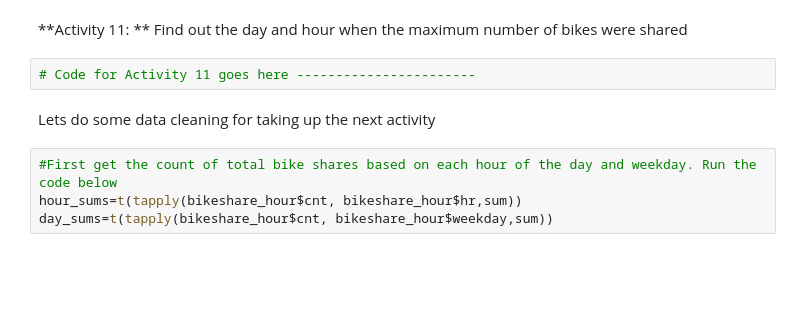
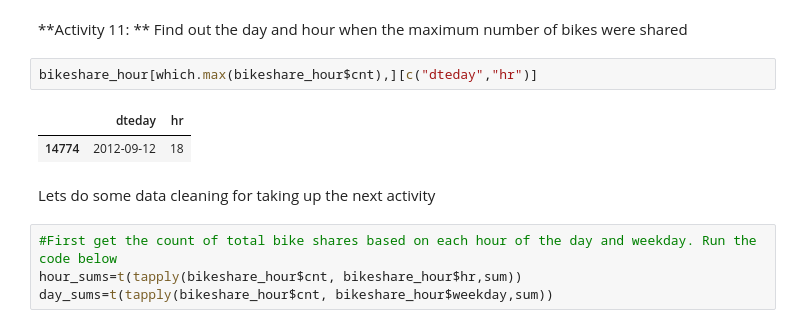
Before and after one commit to cosmos454b/dsa, a Jupyter notebook: modules/module1/exercises/exercises.ipynb, the cells around one changed output. Cells and saved outputs as stored; diff of their text form; blank space fills up the shorter version.

```diff
--- a/modules/module1/exercises/exercises.ipynb
+++ b/modules/module1/exercises/exercises.ipynb
@@ -295,7 +297,10 @@ commit(repo,"Activities 7-10")
 # %% [markdown]
 **Activity 11: ** Find out the day and hour when the maximum number of bikes were shared
-# %%
-# Code for Activity 11 goes here -----------------------
+# %%
+bikeshare_hour[which.max(bikeshare_hour$cnt),][c("dteday","hr")]
+# %% [output]
+|  | dteday | hr |
+| 14774 | 2012-09-12 | 18 |
 # %% [markdown]
 Lets do some data cleaning for taking up the next activity
 # %%
```
Also changed, not shown: parts of 10 cells of this notebook.
